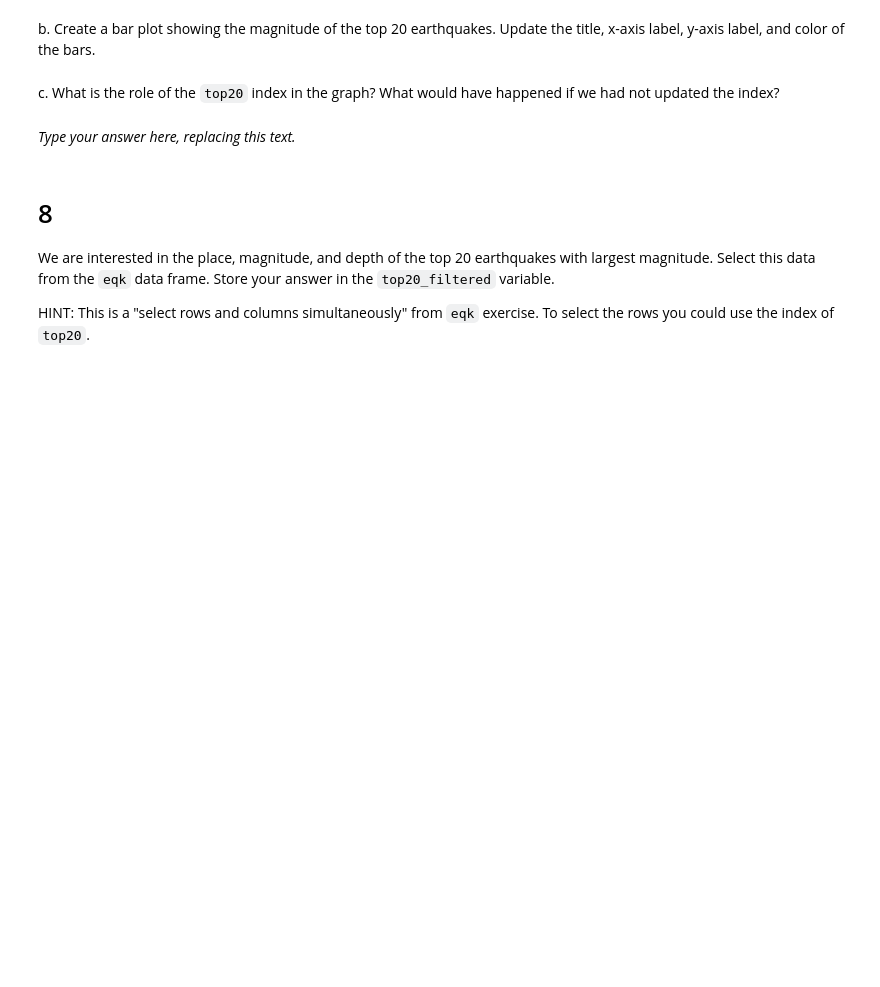
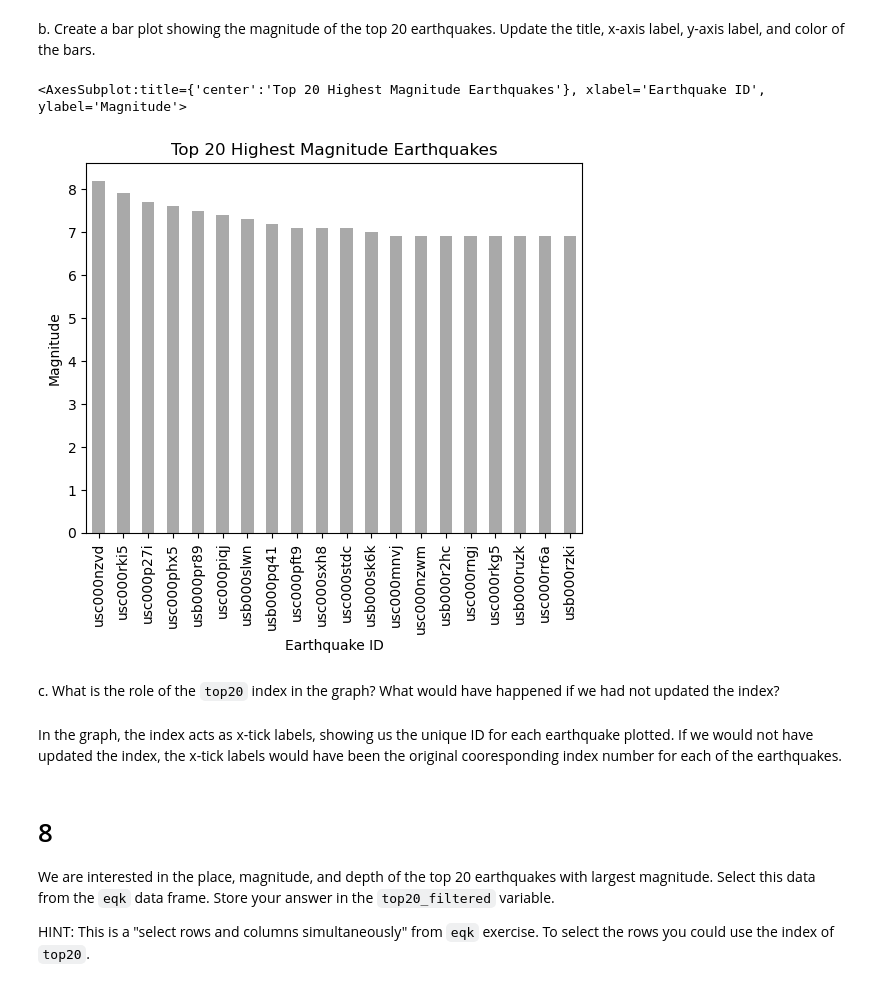
Before and after one commit to marinakochuten/eds220-hwk1, a Jupyter notebook: hwk1-task3-earthquakes.ipynb, the cells around one changed output. Cells and saved outputs as stored; diff of their text form; code cells hidden in the pictures; blank space fills up the shorter version.

```diff
--- a/hwk1-task3-earthquakes.ipynb
+++ b/hwk1-task3-earthquakes.ipynb
@@ -186,3 +184,6 @@ top20 = ...
+# %%
+# Find the top 20 earthquakes with the greatest magnitude
+top20 = eqk['mag'].nlargest(n=20, keep= 'all')
 # %%
 # View the dataframe
 top20
@@ -190,14 +209,24 @@ top20
 <!-- BEGIN QUESTION -->
 
 b. Create a bar plot showing the magnitude of the top 20 earthquakes. Update the title, x-axis label, y-axis label, and color of the bars.
+# %%
+# Make a bar plot of the top 20 earthquakes
+top20.plot(kind = 'bar',
+          title = 'Top 20 Highest Magnitude Earthquakes',
+          xlabel = 'Earthquake ID',
+          ylabel = 'Magnitude',
+          color = 'darkgrey')
+# %% [output]
+<AxesSubplot:title={'center':'Top 20 Highest Magnitude Earthquakes'}, xlabel='Earthquake ID', ylabel='Magnitude'>
+[figure, added]
 # %% [markdown]
 <!-- END QUESTION -->
 
 <!-- BEGIN QUESTION -->
 
 c. What is the role of the `top20` index in the graph? What would have happened if we had not updated the index?
-# %% [markdown]
-_Type your answer here, replacing this text._
+# %% [markdown]
+In the graph, the index acts as x-tick labels, showing us the unique ID for each earthquake plotted. If we would not have updated the index, the x-tick labels would have been the original cooresponding index number for each of the earthquakes.
 # %% [markdown]
 <!-- END QUESTION -->
 
```
Also changed, not shown: parts of 3 cells of this notebook.
